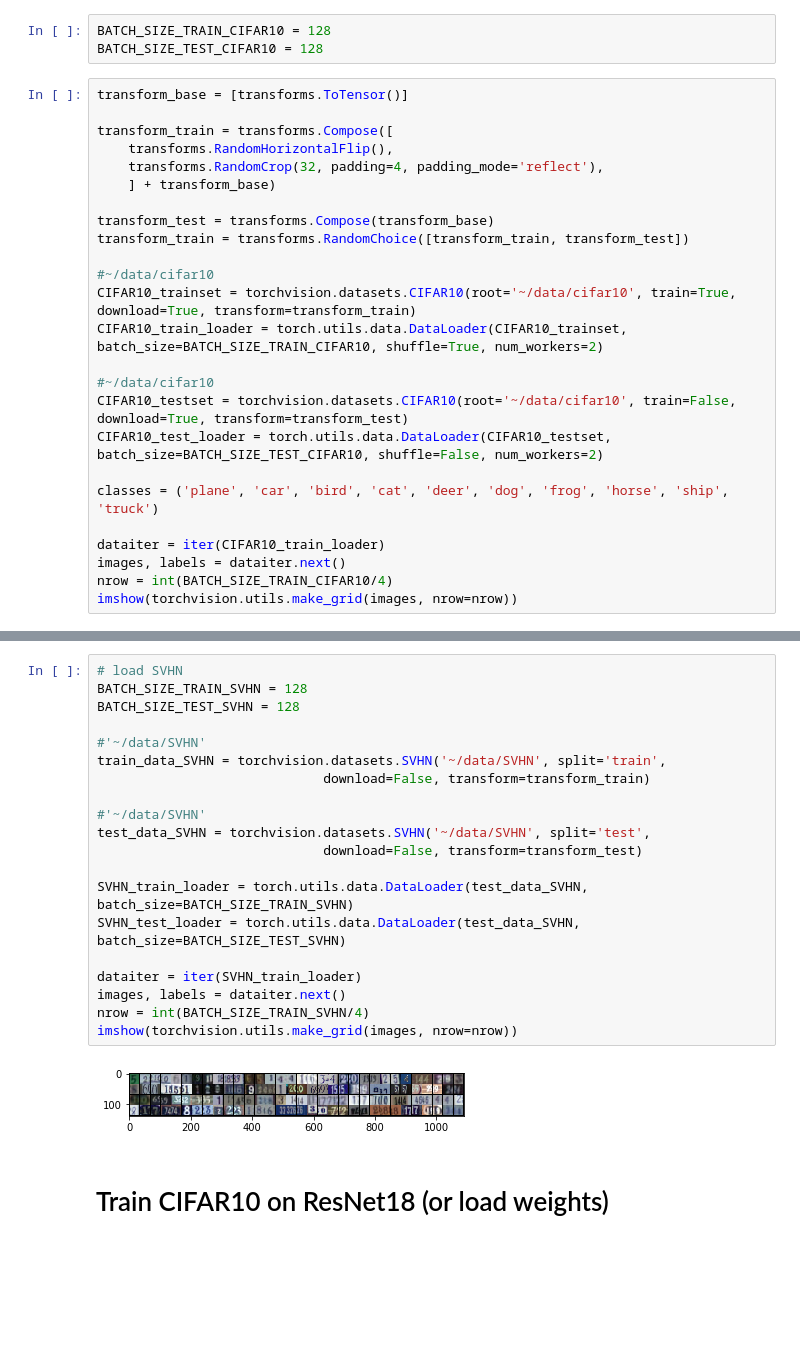
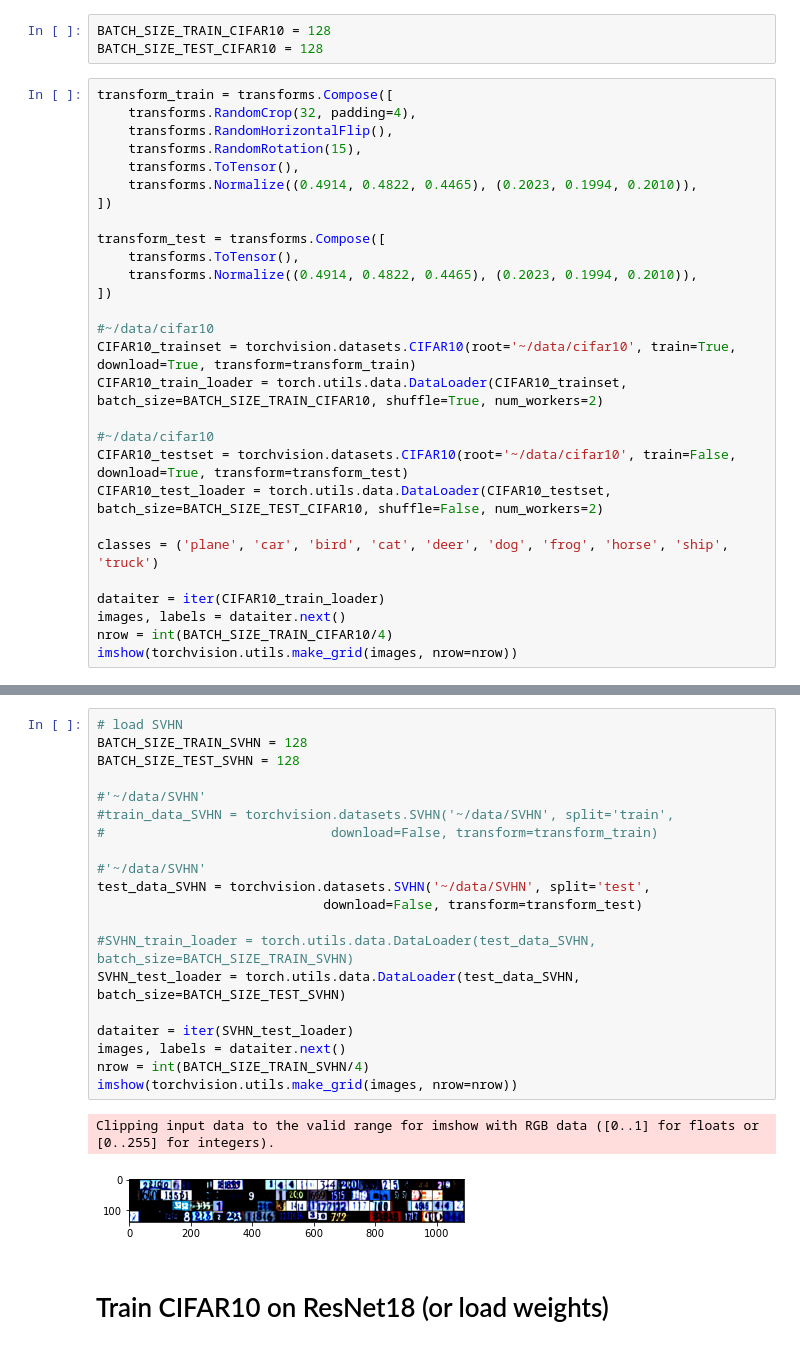
Before and after one commit to mariushobbhahn/LB_for_BNNs_official, a Jupyter notebook: Exp2_ResNet_CIFAR10.ipynb, the cells around one changed output, grey strips where cells are left out. Drawn from its saved outputs; the diff is of its cells as text; blank space fills up the shorter version.

```diff
--- a/Exp2_ResNet_CIFAR10.ipynb
+++ b/Exp2_ResNet_CIFAR10.ipynb
@@ -35,15 +37,18 @@ print("cuda status: ", cuda_status)
 BATCH_SIZE_TRAIN_CIFAR10 = 128
 BATCH_SIZE_TEST_CIFAR10 = 128
 # %%
-transform_base = [transforms.ToTensor()]
+transform_train = transforms.Compose([
+    transforms.RandomCrop(32, padding=4),
+    transforms.RandomHorizontalFlip(),
+    transforms.RandomRotation(15),
+    transforms.ToTensor(),
+    transforms.Normalize((0.4914, 0.4822, 0.4465), (0.2023, 0.1994, 0.2010)),
+])
 
-transform_train = transforms.Compose([
-    transforms.RandomHorizontalFlip(),
-    transforms.RandomCrop(32, padding=4, padding_mode='reflect'),
-    ] + transform_base)
-
-transform_test = transforms.Compose(transform_base)
-transform_train = transforms.RandomChoice([transform_train, transform_test])
+transform_test = transforms.Compose([
+    transforms.ToTensor(),
+    transforms.Normalize((0.4914, 0.4822, 0.4465), (0.2023, 0.1994, 0.2010)),
+])
 
 #~/data/cifar10
 CIFAR10_trainset = torchvision.datasets.CIFAR10(root='~/data/cifar10', train=True, download=True, transform=transform_train)
@@ -108,25 +114,26 @@ Files already downloaded and verified
 # %%
 # load SVHN
 BATCH_SIZE_TRAIN_SVHN = 128
 BATCH_SIZE_TEST_SVHN = 128
 
 #'~/data/SVHN'
-train_data_SVHN = torchvision.datasets.SVHN('~/data/SVHN', split='train',
-                             download=False, transform=transform_train)
+#train_data_SVHN = torchvision.datasets.SVHN('~/data/SVHN', split='train',
+#                             download=False, transform=transform_train)
 
 #'~/data/SVHN'
 test_data_SVHN = torchvision.datasets.SVHN('~/data/SVHN', split='test',
                              download=False, transform=transform_test)
 
-SVHN_train_loader = torch.utils.data.DataLoader(test_data_SVHN, batch_size=BATCH_SIZE_TRAIN_SVHN)
+#SVHN_train_loader = torch.utils.data.DataLoader(test_data_SVHN, batch_size=BATCH_SIZE_TRAIN_SVHN)
 SVHN_test_loader = torch.utils.data.DataLoader(test_data_SVHN, batch_size=BATCH_SIZE_TEST_SVHN)
 
-dataiter = iter(SVHN_train_loader)
+dataiter = iter(SVHN_test_loader)
 images, labels = dataiter.next()
 nrow = int(BATCH_SIZE_TRAIN_SVHN/4)
 imshow(torchvision.utils.make_grid(images, nrow=nrow))
 # %% [output]
+Clipping input data to the valid range for imshow with RGB data ([0..1] for floats or [0..255] for integers).
-[figure, old version]
+[figure, new version]
 # %% [markdown]
 # Train CIFAR10 on ResNet18 (or load weights)
 # %%
```
Also changed, not shown: parts of 63 cells of this notebook, 21 other files.
